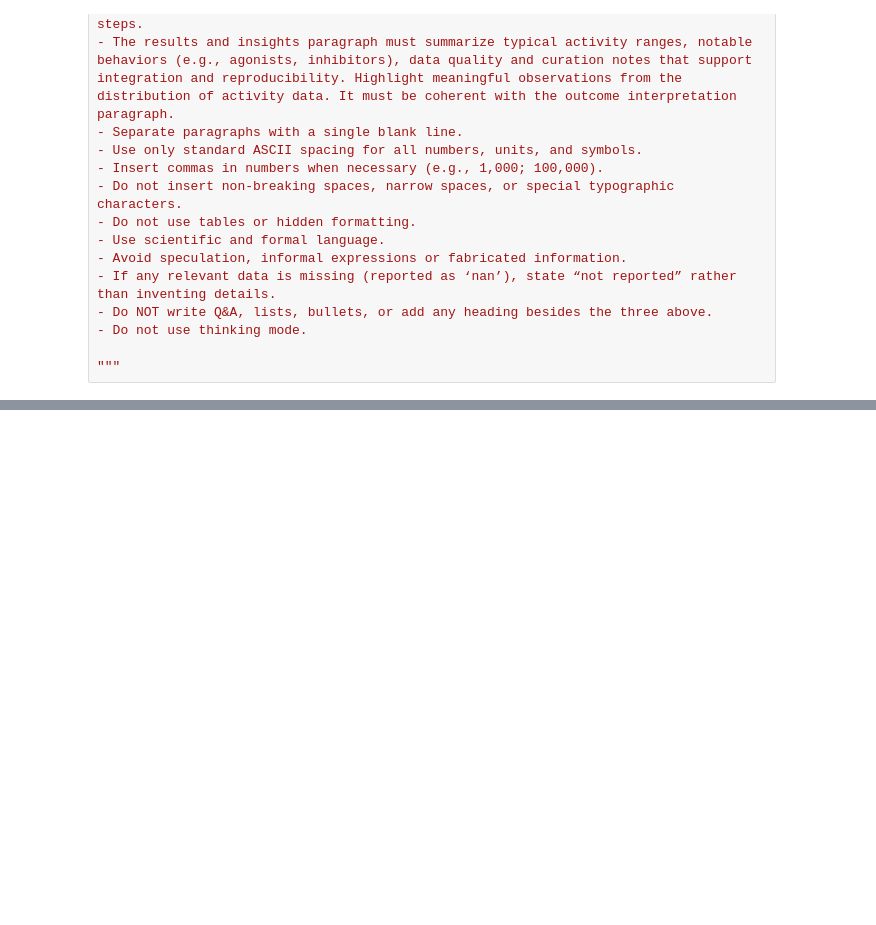
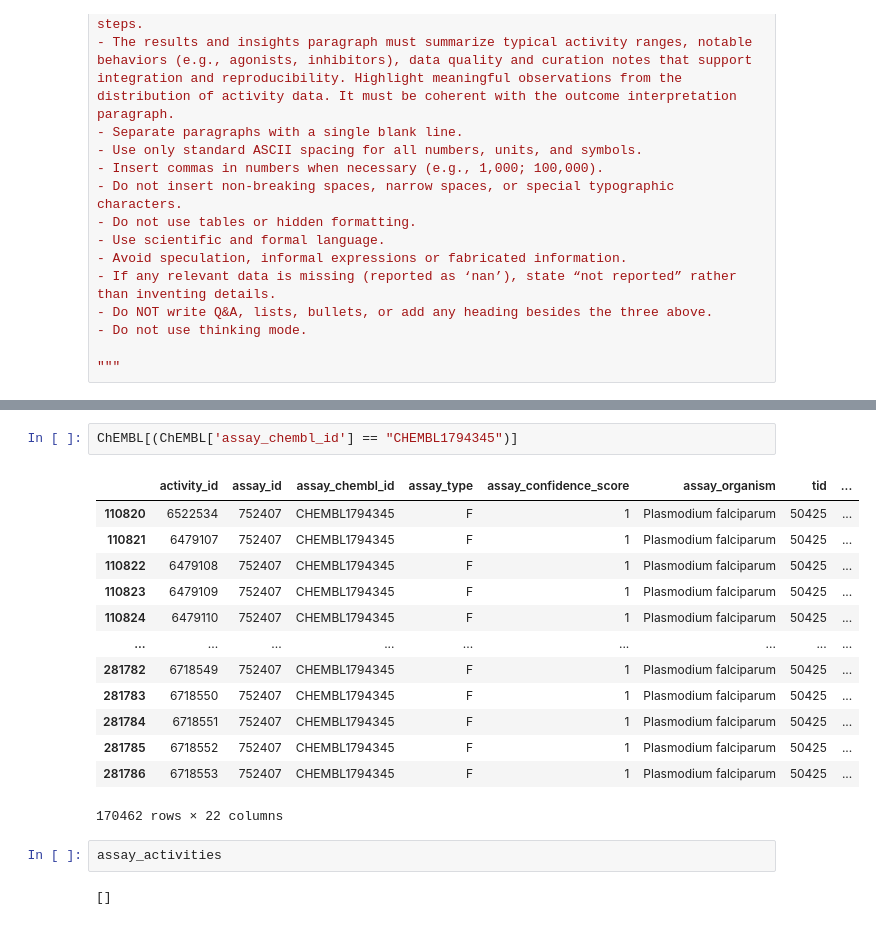
Before and after one commit to ersilia-os/chembl-antimicrobial-tasks, a Jupyter notebook: notebooks/test3.ipynb, the cells around one changed output, grey strips where cells are left out. Cells and saved outputs as stored; diff of their text form; blank space fills up the shorter version.

```diff
--- a/notebooks/test3.ipynb
+++ b/notebooks/test3.ipynb
@@ -242,0 +298,20 @@ for i in ASSAYS_INFO[['assay_type', 'assay_organism', 'target_type', 'target_org
+# %%
+ChEMBL[(ChEMBL['assay_chembl_id'] == "CHEMBL1794345")]
+# %% [output]
+|  | activity_id | assay_id | assay_chembl_id | assay_type | assay_confidence_score | assay_organism | tid | ... |
+| 110820 | 6522534 | 752407 | CHEMBL1794345 | F | 1 | Plasmodium falciparum | 50425 | ... |
+| 110821 | 6479107 | 752407 | CHEMBL1794345 | F | 1 | Plasmodium falciparum | 50425 | ... |
+| 110822 | 6479108 | 752407 | CHEMBL1794345 | F | 1 | Plasmodium falciparum | 50425 | ... |
+| 110823 | 6479109 | 752407 | CHEMBL1794345 | F | 1 | Plasmodium falciparum | 50425 | ... |
+| 110824 | 6479110 | 752407 | CHEMBL1794345 | F | 1 | Plasmodium falciparum | 50425 | ... |
+| ... | ... | ... | ... | ... | ... | ... | ... | ... |
+| 281782 | 6718549 | 752407 | CHEMBL1794345 | F | 1 | Plasmodium falciparum | 50425 | ... |
+| 281783 | 6718550 | 752407 | CHEMBL1794345 | F | 1 | Plasmodium falciparum | 50425 | ... |
+| 281784 | 6718551 | 752407 | CHEMBL1794345 | F | 1 | Plasmodium falciparum | 50425 | ... |
+| 281785 | 6718552 | 752407 | CHEMBL1794345 | F | 1 | Plasmodium falciparum | 50425 | ... |
+| 281786 | 6718553 | 752407 | CHEMBL1794345 | F | 1 | Plasmodium falciparum | 50425 | ... |
+170462 rows × 22 columns
+# %%
+assay_activities
+# %% [output]
+[]
```
Also changed, not shown: parts of 6 cells of this notebook, 19 other files.
